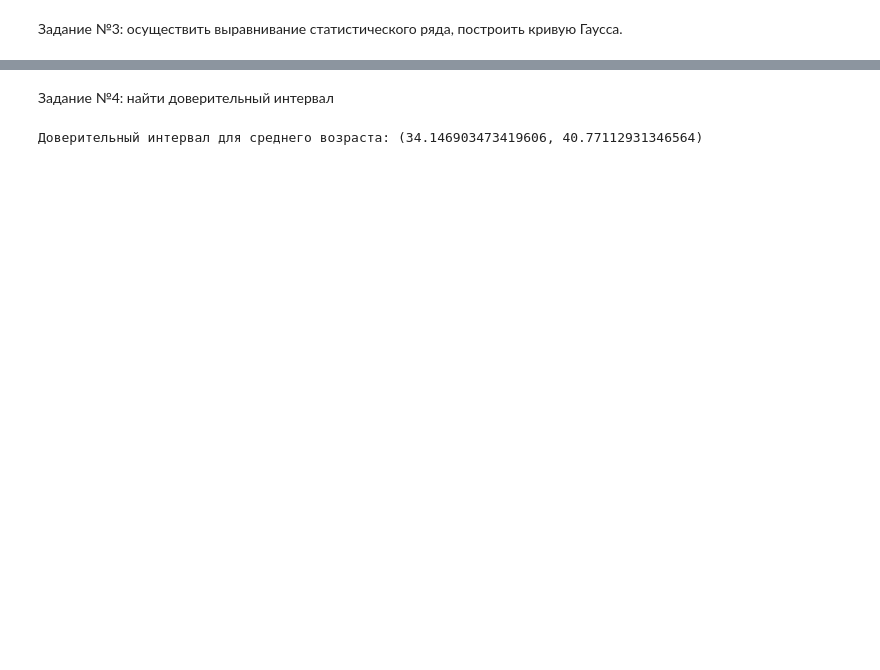
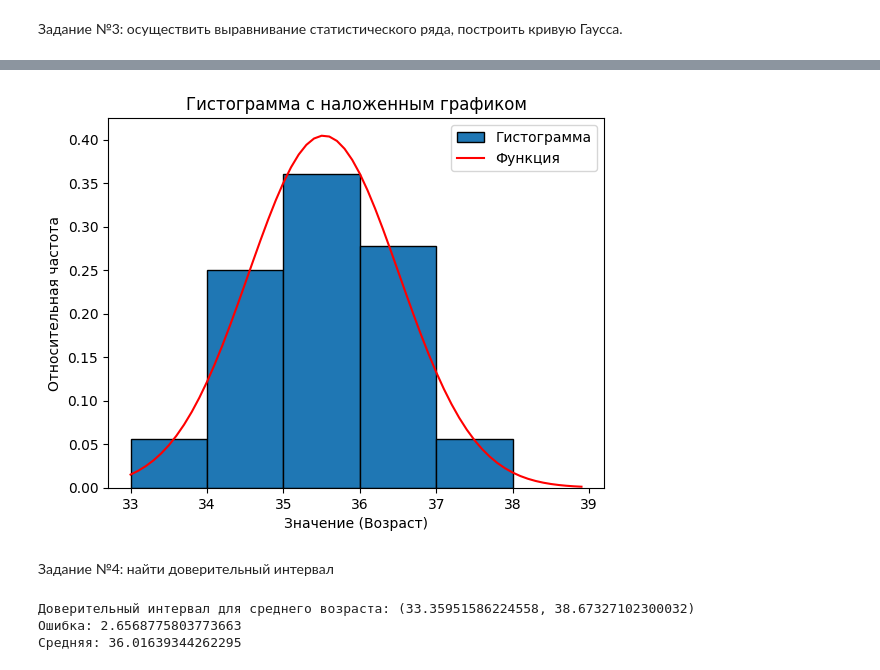
Before and after one commit to Raipus/MSAD, a Jupyter notebook: lab2.ipynb, the cells around one changed output, grey strips where cells are left out. Drawn from its saved outputs; the diff is of its cells as text; code cells hidden in the pictures; blank space fills up the shorter version.

```diff
--- a/lab2.ipynb
+++ b/lab2.ipynb
@@ -141,3 +85,46 @@ plt.show()
+# %%
+def AverageInterval(intervals, freq):
+    result = 0
+    for i in range(len(freq)):
+        result += (intervals[i] + intervals[i + 1]) / 2 * freq[i]
+    return result
+average = AverageInterval(intervals, freq)
+
+def DispersionInterval(intervals, freq):
+    average = AverageInterval(intervals, freq)
+    result = 0
+    for i in range(len(freq)):
+        result += (((intervals[i] + intervals[i + 1]) / 2 - average) ** 2) * freq[i]
+    return result
+
+def StandardDeviationInterval(intervals, freq):
+    disp = DispersionInterval(intervals, freq)
+    return disp ** 0.5
+kvad = StandardDeviationInterval(intervals, freq)
+
+def NormRasp(value, average, kvad):
+    result = 1 / (kvad * math.sqrt(2 * math.pi)) * math.exp(-((value - average) ** 2) / (2 * kvad ** 2))
+    return result
+
+normValues = []
+for i in range(len(intervals)):
+    currentNormValue = NormRasp(intervals[i],  average, kvad)
+    normValues.append(currentNormValue)
+
+plt.hist(sortedAverages, bins = intervals, range = (leftBorder, rightBorder), edgecolor='black', density = True, label = "Гистограмма")
+normValues = []
+intervals1 = np.arange(leftBorder, rightBorder + 1, 0.1)
+for i in range(len(intervals1)):
+    currentNormValue = NormRasp(intervals1[i], average, kvad)
+    normValues.append(currentNormValue)
+plt.plot(intervals1, normValues, label='Функция',  color='red')
+plt.legend()
+plt.title('Гистограмма с наложенным графиком')
+plt.xlabel('Значение (Возраст)')
+plt.ylabel('Относительная частота')
+plt.show()
+# %% [output]
+[figure, added]
 # %% [markdown]
 Задание №4: найти доверительный интервал
 # %%
@@ -150,7 +137,7 @@ alpha = 0.05  # (1 - y)
 n = len(selections[0])
 
 # t-критическое значение
-t_critical = 2.030  # Для 35 степеней свободы (n-1) и уровня значимости 0.05
+t_critical = 2  # Для 35 степеней свободы (n-1) и уровня значимости 0.05
 
 # Стандартная ошибка
 standard_error = (variance / n) ** 0.5
@@ -160,5 +147,9 @@ confidence_interval = (mean - t_critical * standard_error,
                        mean + t_critical * standard_error)
 
 print(f"Доверительный интервал для среднего возраста: {confidence_interval}")
+print(f'Ошибка: {t_critical * standard_error}')
+print(f'Средняя: {mean}')
 # %% [output]
-Доверительный интервал для среднего возраста: (34.146903473419606, 40.77112931346564)
+Доверительный интервал для среднего возраста: (33.35951586224558, 38.67327102300032)
+Ошибка: 2.6568775803773663
+Средняя: 36.01639344262295
```
Also changed, not shown: parts of 4 cells of this notebook.
